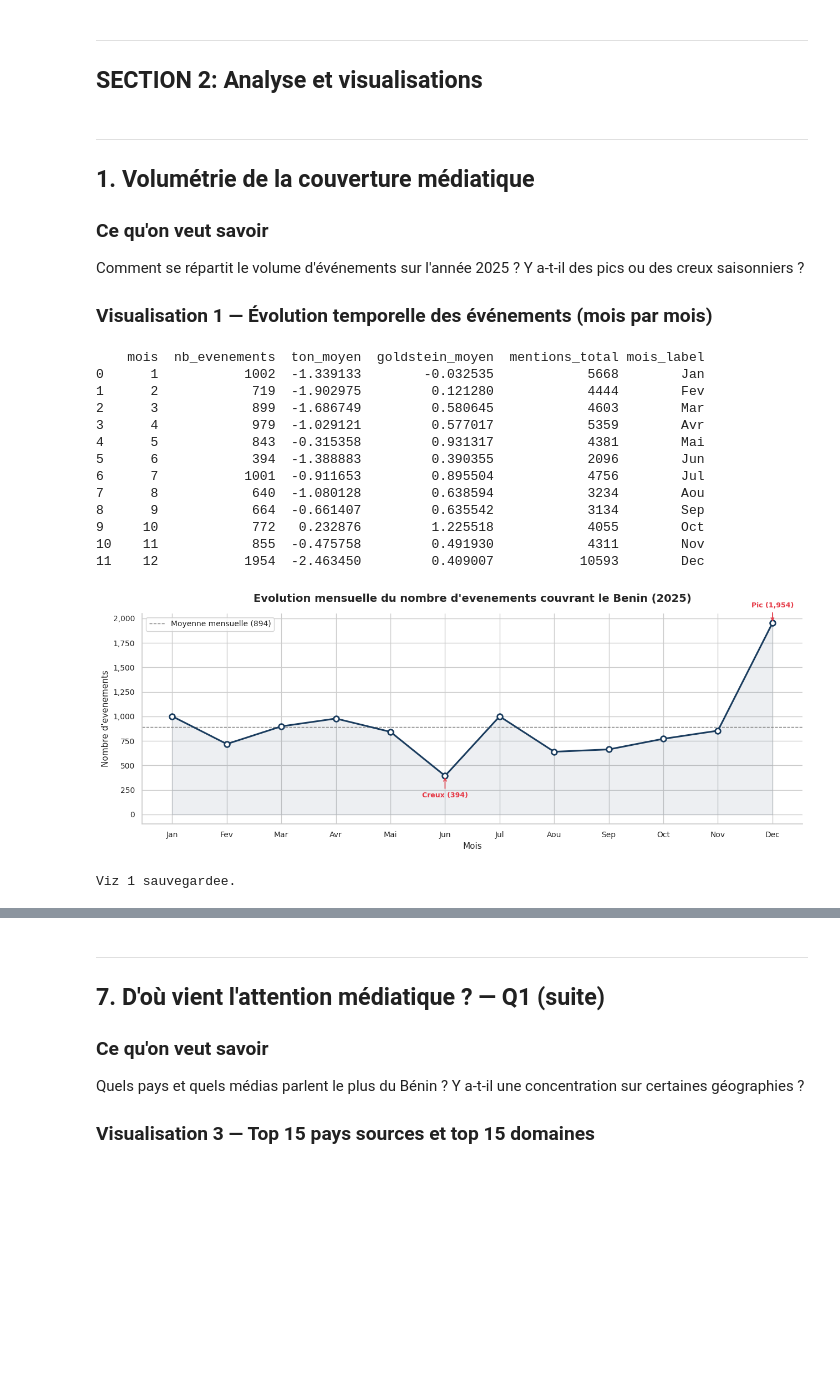
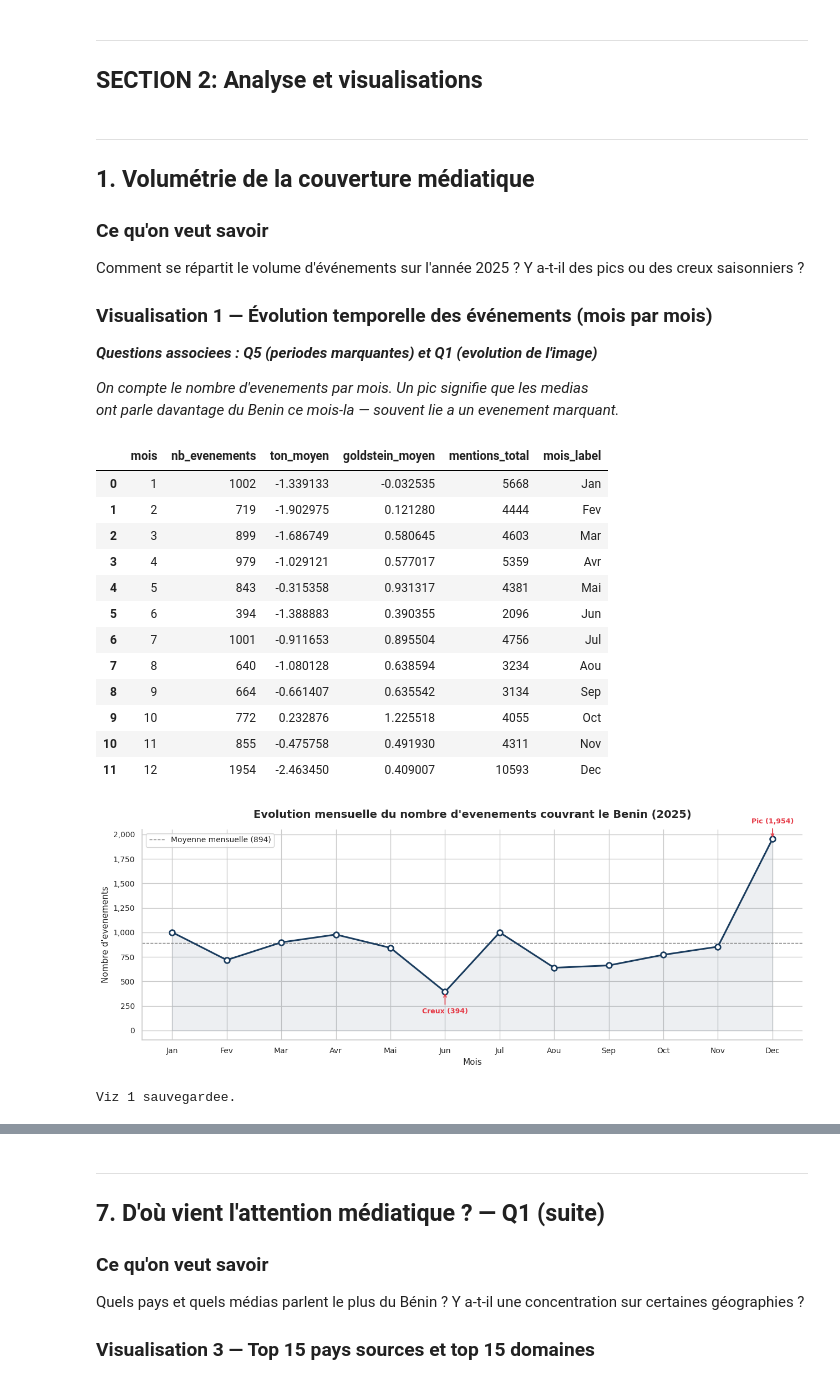
Before and after one commit to CarineEpitech/Hackathon_Isheero_Team04, a Jupyter notebook: notebooks/eda.ipynb, the cells around one changed output, grey strips where cells are left out. Cells and saved outputs as stored; diff of their text form; code cells hidden in the pictures; blank space fills up the shorter version.

```diff
--- a/notebooks/eda.ipynb
+++ b/notebooks/eda.ipynb
@@ -326,21 +326,40 @@ Doublons sur GLOBALEVENTID : 0
 Comment se répartit le volume d'événements sur l'année 2025 ? Y a-t-il des pics ou des creux saisonniers ?
 
 ### **Visualisation 1 — Évolution temporelle des événements (mois par mois)**
+
+_**Questions associees : Q5 (periodes marquantes) et Q1 (evolution de l'image)**_
+
+_On compte le nombre d'evenements par mois. Un pic signifie que les medias
+ont parle davantage du Benin ce mois-la — souvent lie a un evenement marquant._
+# %%
+# --- Agregation mensuelle ---
+mensuel = (
+    df.groupby('mois')
+      .agg(
+          nb_evenements=('GLOBALEVENTID', 'count'),
+          ton_moyen=('AvgTone', 'mean'),
+          goldstein_moyen=('GoldsteinScale', 'mean'),
+          mentions_total=('NumMentions', 'sum')
+      )
+      .reset_index()
+)
+mensuel['mois_label'] = mensuel['mois'].map(mois_labels)
+mensuel
+# %% [output]
+|  | mois | nb_evenements | ton_moyen | goldstein_moyen | mentions_total | mois_label |
+| 0 | 1 | 1002 | -1.339133 | -0.032535 | 5668 | Jan |
+| 1 | 2 | 719 | -1.902975 | 0.121280 | 4444 | Fev |
+| 2 | 3 | 899 | -1.686749 | 0.580645 | 4603 | Mar |
+| 3 | 4 | 979 | -1.029121 | 0.577017 | 5359 | Avr |
+| 4 | 5 | 843 | -0.315358 | 0.931317 | 4381 | Mai |
+| 5 | 6 | 394 | -1.388883 | 0.390355 | 2096 | Jun |
+| 6 | 7 | 1001 | -0.911653 | 0.895504 | 4756 | Jul |
+| 7 | 8 | 640 | -1.080128 | 0.638594 | 3234 | Aou |
+| 8 | 9 | 664 | -0.661407 | 0.635542 | 3134 | Sep |
+| 9 | 10 | 772 | 0.232876 | 1.225518 | 4055 | Oct |
+| 10 | 11 | 855 | -0.475758 | 0.491930 | 4311 | Nov |
+| 11 | 12 | 1954 | -2.463450 | 0.409007 | 10593 | Dec |
 # %%
-# --- Agregation mensuelle ---
-mensuel = (
-    df.groupby('mois')
-      .agg(
-          nb_evenements=('GLOBALEVENTID', 'count'),
-          ton_moyen=('AvgTone', 'mean'),
-          goldstein_moyen=('GoldsteinScale', 'mean'),
-          mentions_total=('NumMentions', 'sum')
-      )
-      .reset_index()
-)
-mensuel['mois_label'] = mensuel['mois'].map(mois_labels)
-print(mensuel)
-
 # ---------------------------------------------------
 # VISUALISATION 1 — Evolution mensuelle des evenements
 # ---------------------------------------------------
@@ -393,21 +412,8 @@ plt.savefig('outputs/viz1_evolution_temporelle.png', dpi=150, bbox_inches='tight
 plt.show()
 print('Viz 1 sauvegardee.')
 # %% [output]
+[figure]
-    mois  nb_evenements  ton_moyen  goldstein_moyen  mentions_total mois_label
-0      1           1002  -1.339133        -0.032535            5668        Jan
-1      2            719  -1.902975         0.121280            4444        Fev
-2      3            899  -1.686749         0.580645            4603        Mar
-3      4            979  -1.029121         0.577017            5359        Avr
-4      5            843  -0.315358         0.931317            4381        Mai
-5      6            394  -1.388883         0.390355            2096        Jun
-6      7           1001  -0.911653         0.895504            4756        Jul
-7      8            640  -1.080128         0.638594            3234        Aou
-8      9            664  -0.661407         0.635542            3134        Sep
-9     10            772   0.232876         1.225518            4055        Oct
-10    11            855  -0.475758         0.491930            4311        Nov
-11    12           1954  -2.463450         0.409007           10593        Dec
+Viz 1 sauvegardee.
-[figure]
-Viz 1 sauvegardee.
 # %% [markdown]
 **Ce qu'on observe.**
 
```
Also changed, not shown: parts of 14 cells of this notebook, 3 other files.
